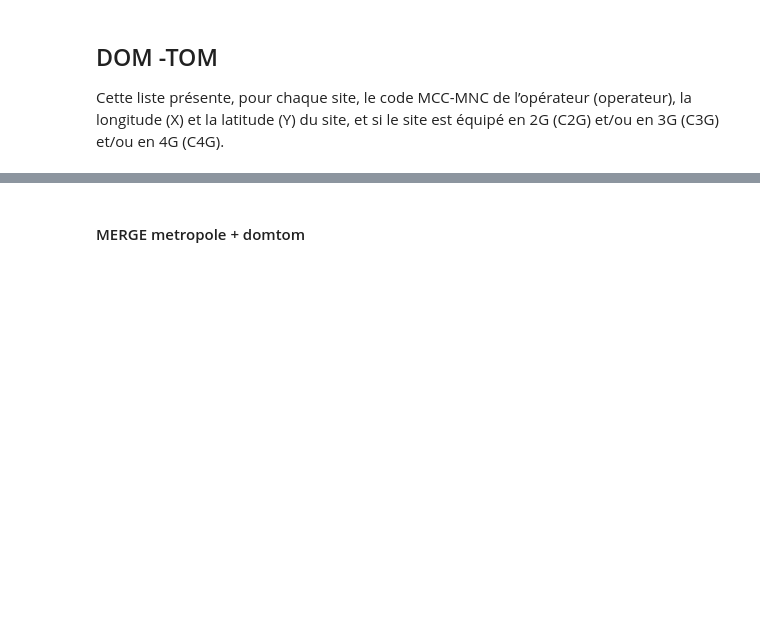
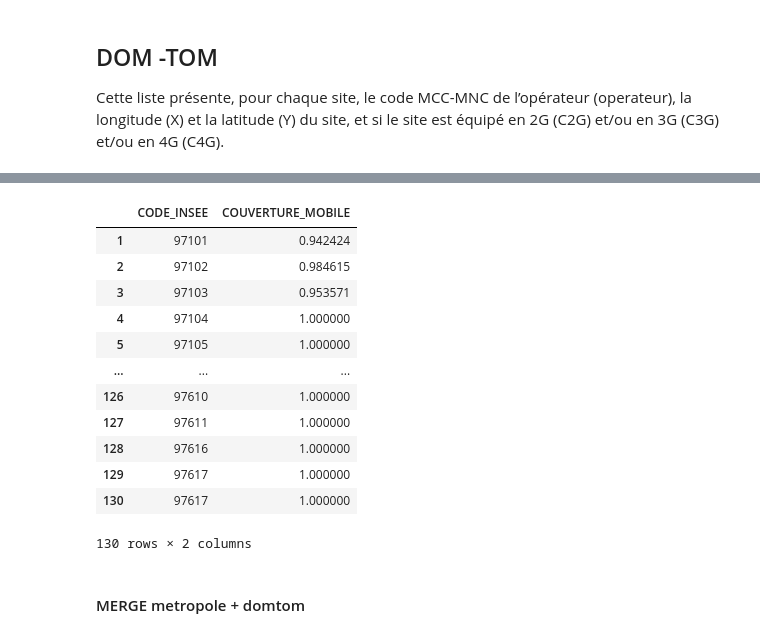
Before and after one commit to dataforgoodfr/batch8_mednum, a Jupyter notebook: notebooks/taux_couverture_mobile.ipynb, the cells around one changed output, grey strips where cells are left out. Saved outputs shown, nothing was run; the diff lists cells and outputs as text; code cells hidden in the pictures; blank space fills up the shorter version.

```diff
--- a/notebooks/taux_couverture_mobile.ipynb
+++ b/notebooks/taux_couverture_mobile.ipynb
@@ -249,2 +281,20 @@ data.to_csv(f'{interim_data}/taux_couverture_mobile_DOMTOM.csv', index=False)
+# %%
+couv_mobile_domtom = map_zipcode.merge(data, on='CODE_POSTAL', how='inner').drop(columns=['CODE_POSTAL'])
+couv_mobile_domtom = couv_mobile_domtom[couv_mobile_domtom['CODE_INSEE'] > '90000']
+couv_mobile_domtom
+# %% [output]
+|  | CODE_INSEE | COUVERTURE_MOBILE |
+| 1 | 97101 | 0.942424 |
+| 2 | 97102 | 0.984615 |
+| 3 | 97103 | 0.953571 |
+| 4 | 97104 | 1.000000 |
+| 5 | 97105 | 1.000000 |
+| ... | ... | ... |
+| 126 | 97610 | 1.000000 |
+| 127 | 97611 | 1.000000 |
+| 128 | 97616 | 1.000000 |
+| 129 | 97617 | 1.000000 |
+| 130 | 97617 | 1.000000 |
+130 rows × 2 columns
 # %% [markdown]
 #### MERGE metropole + domtom
```
Also changed, not shown: parts of 17 cells of this notebook, 21 other files.
